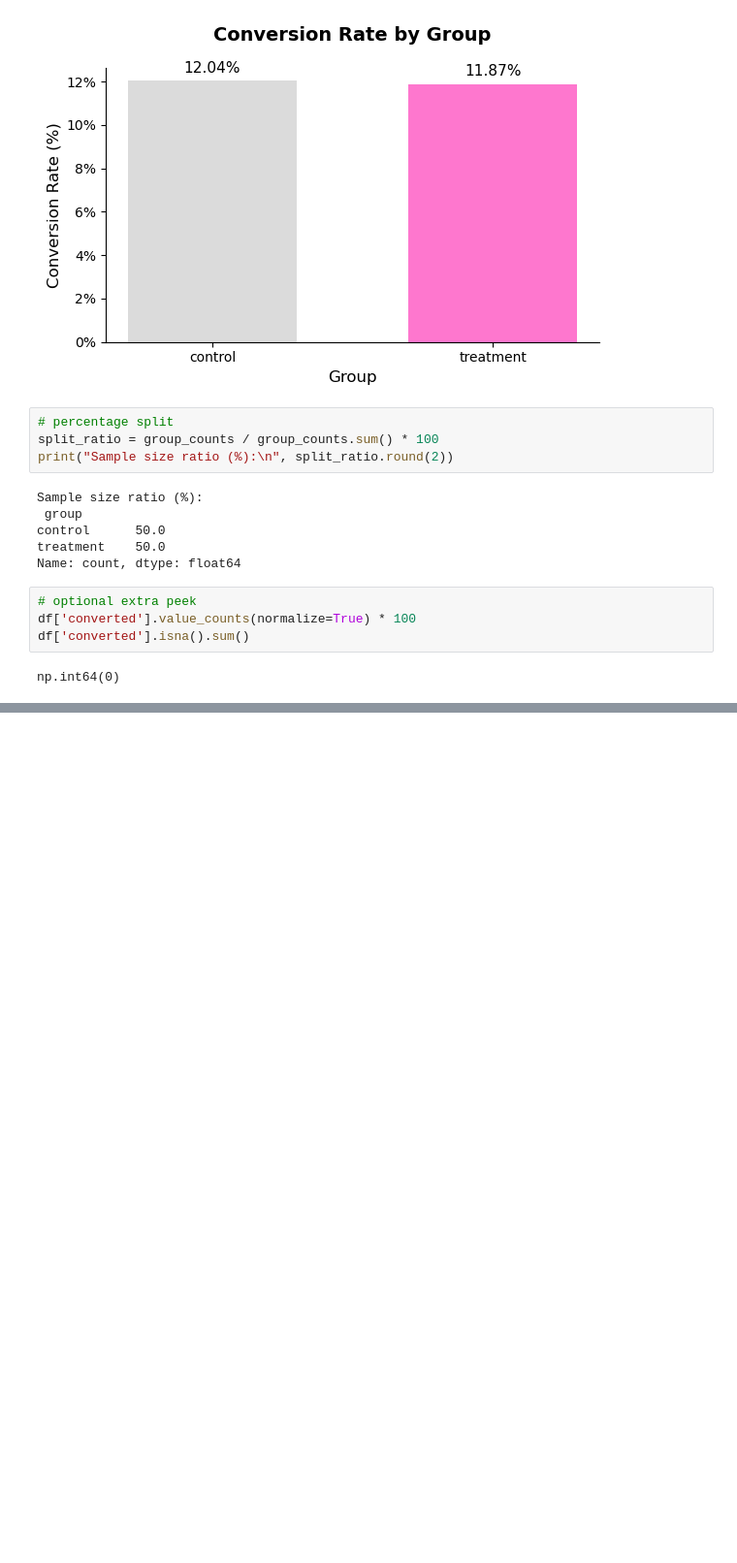
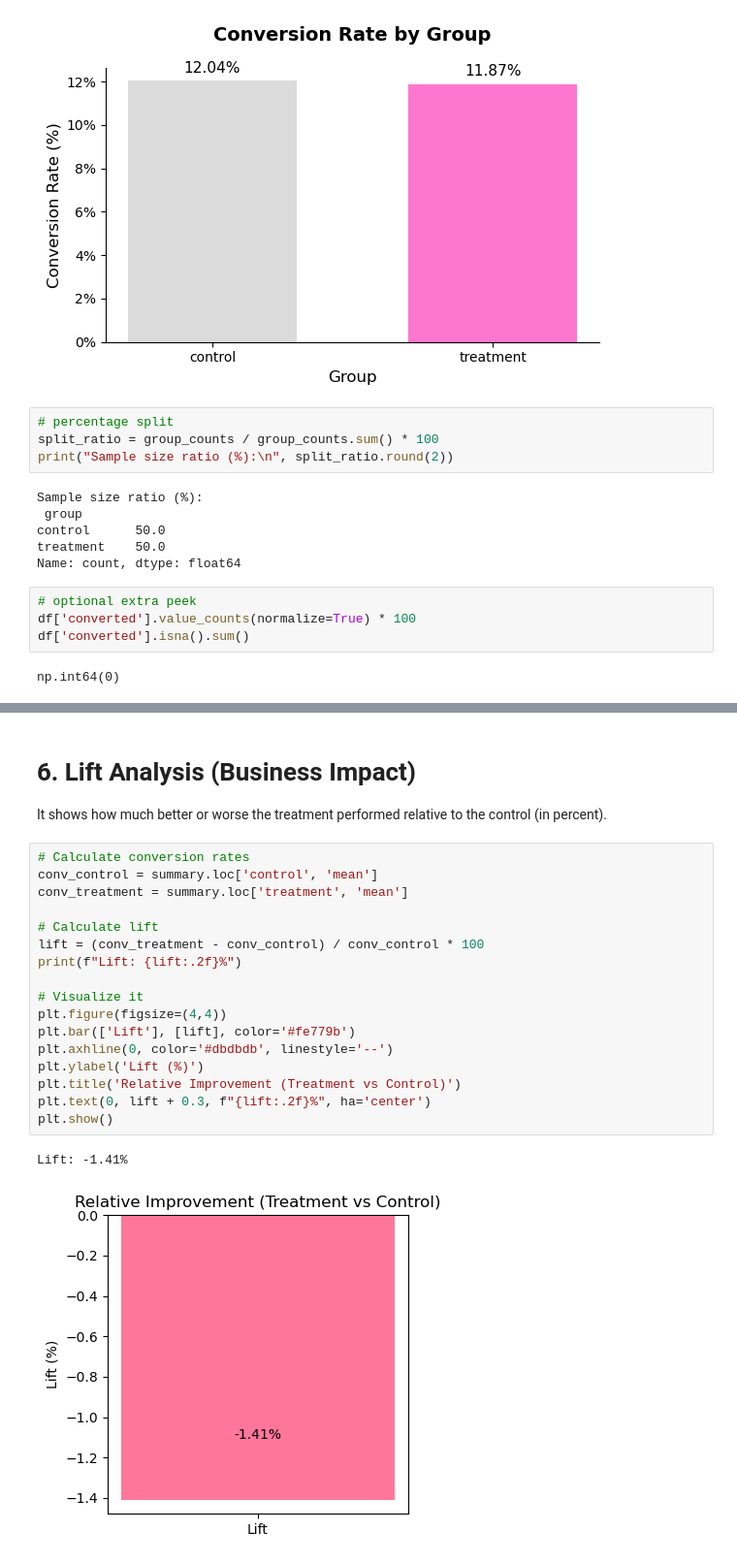
Before and after one commit to SuslovAnton/bank-landing-ab-test, a Jupyter notebook: notebooks/1_load_and_overview.ipynb, the cells around one changed output, grey strips where cells are left out. Shown at 97% size. Drawn from its saved outputs; the diff is of its cells as text; blank space fills up the shorter version.

Commit message:
Analysis is ready, README partially

```diff
--- a/notebooks/1_load_and_overview.ipynb
+++ b/notebooks/1_load_and_overview.ipynb
@@ -192,0 +296,24 @@ np.int64(0)
+# %% [markdown]
+# 6. Lift Analysis (Business Impact)
+
+It shows how much better or worse the treatment performed relative to the control (in percent).
+# %%
+# Calculate conversion rates
+conv_control = summary.loc['control', 'mean']
+conv_treatment = summary.loc['treatment', 'mean']
+
+# Calculate lift
+lift = (conv_treatment - conv_control) / conv_control * 100
+print(f"Lift: {lift:.2f}%")
+
+# Visualize it
+plt.figure(figsize=(4,4))
+plt.bar(['Lift'], [lift], color='#fe779b')
+plt.axhline(0, color='#dbdbdb', linestyle='--')
+plt.ylabel('Lift (%)')
+plt.title('Relative Improvement (Treatment vs Control)')
+plt.text(0, lift + 0.3, f"{lift:.2f}%", ha='center')
+plt.show()
+# %% [output]
+Lift: -1.41%
+[figure, added]
```
Also changed, not shown: parts of 9 cells of this notebook, 5 other files.
